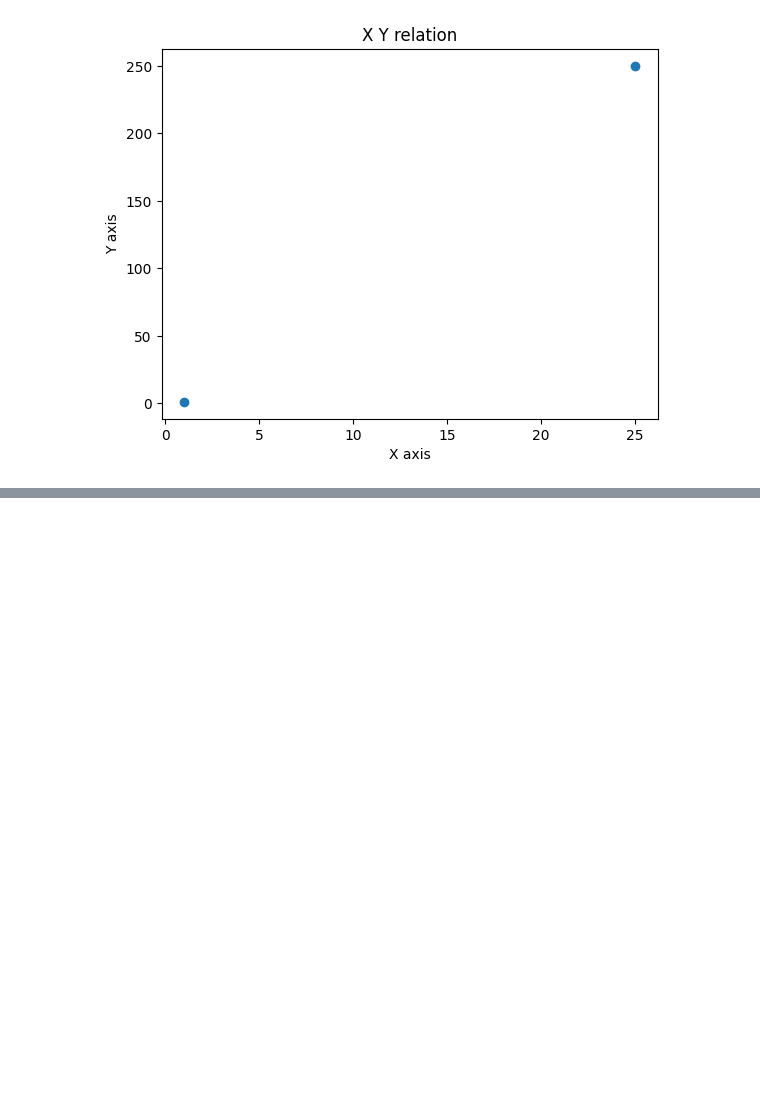
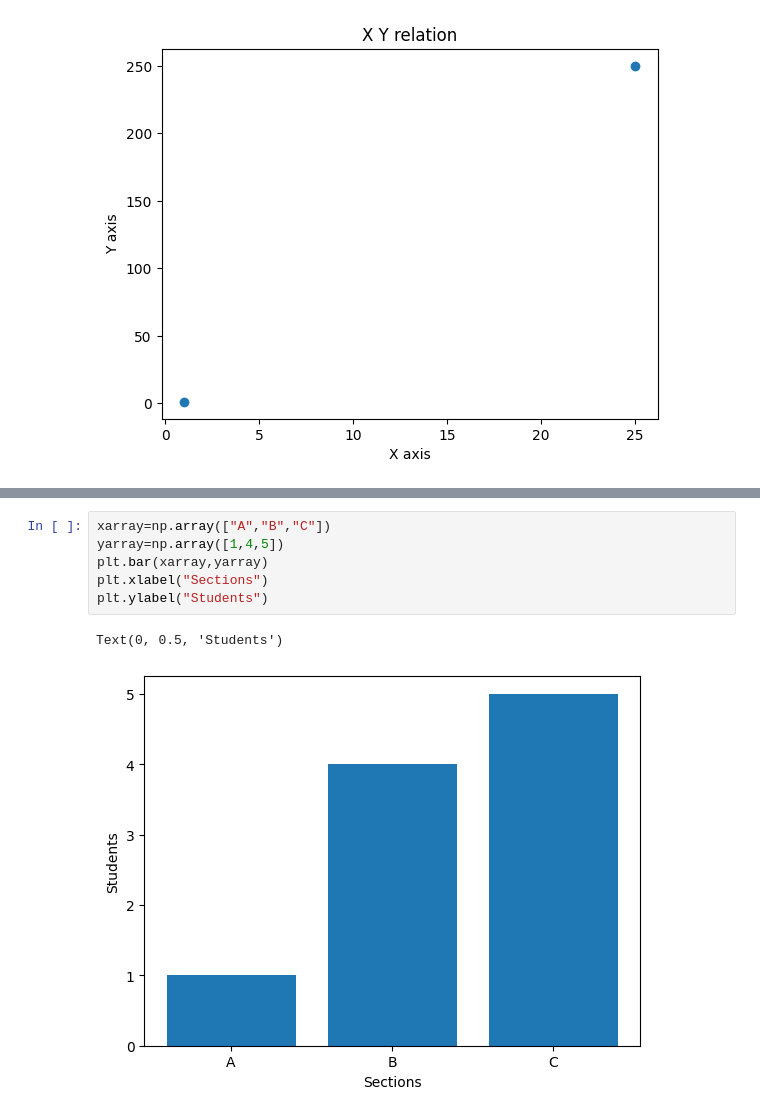
Before and after one commit to AliMukhtar081/python-learning, a Jupyter notebook: lab/visulization/visulaize.ipynb, the cells around one changed output, grey strips where cells are left out. Drawn from its saved outputs; the diff is of its cells as text; blank space fills up the shorter version.

```diff
--- a/lab/visulization/visulaize.ipynb
+++ b/lab/visulization/visulaize.ipynb
@@ -37,0 +49,9 @@ plt.show()
+# %%
+xarray=np.array(["A","B","C"])
+yarray=np.array([1,4,5])
+plt.bar(xarray,yarray)
+plt.xlabel("Sections")
+plt.ylabel("Students")
+# %% [output]
+Text(0, 0.5, 'Students')
+[figure, added]
```
Also changed, not shown: parts of 1 cell of this notebook.
